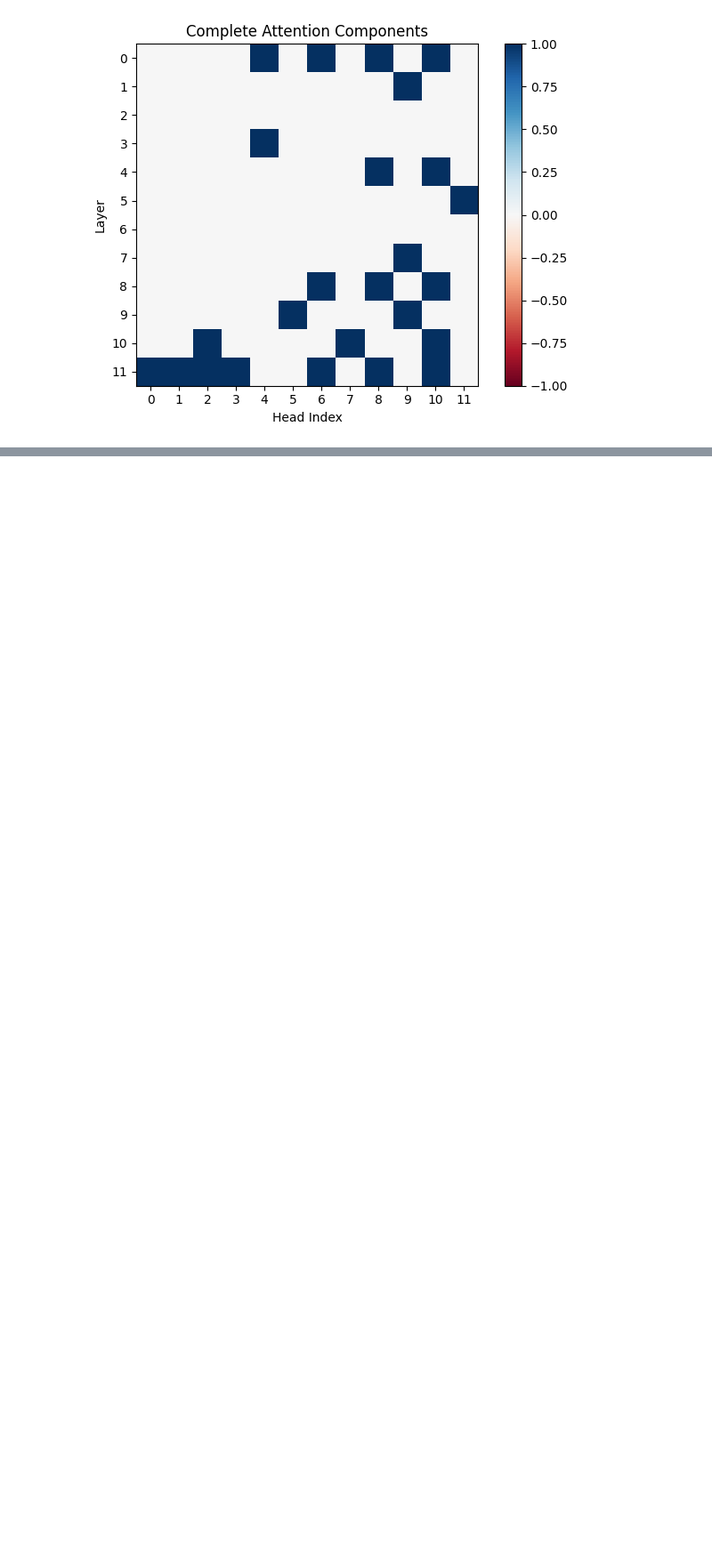
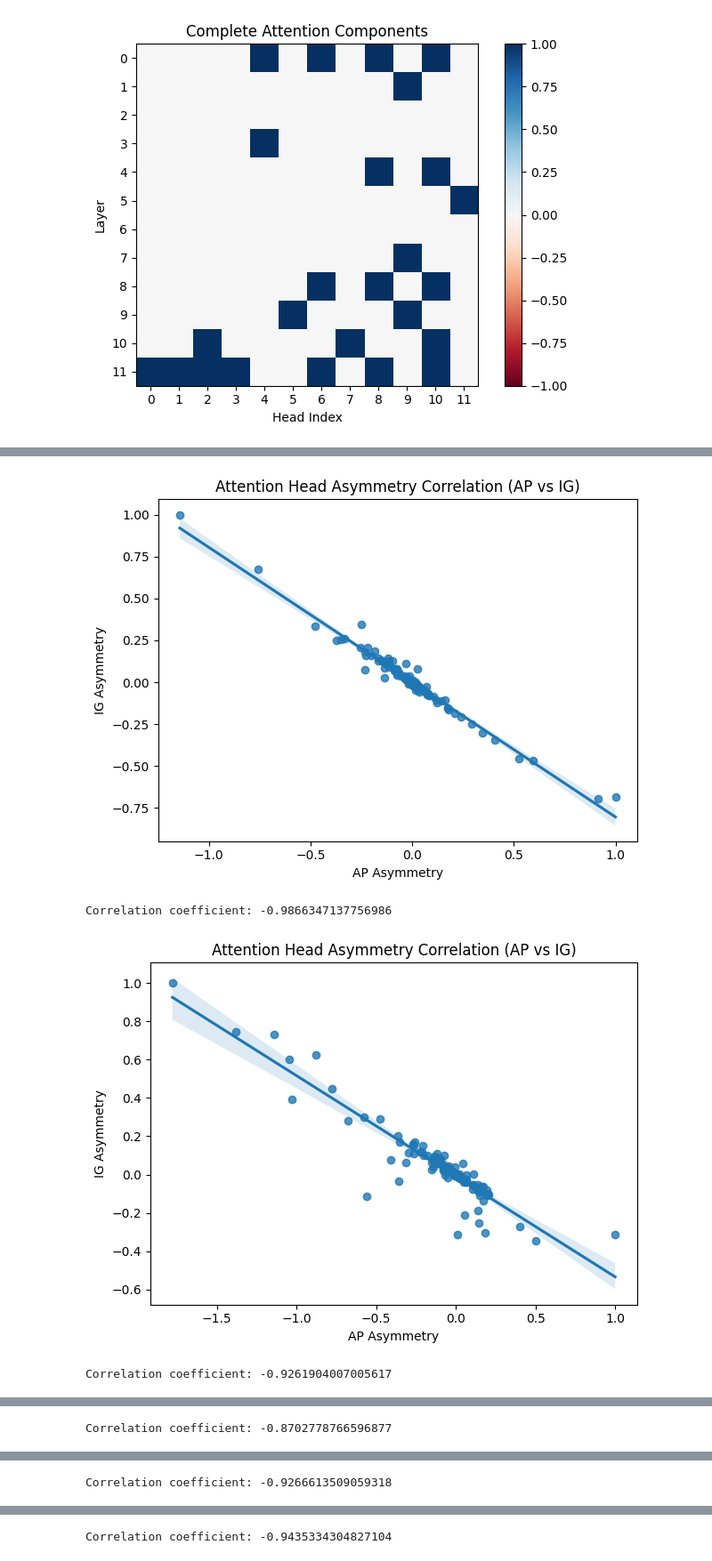
Before and after one commit to mwmlo/gradient_causal_knowledge, a Jupyter notebook: 9 - Latent Symmetry Components.ipynb, the cells around one changed output, grey strips where cells are left out. Shown at 89% size. Saved outputs shown, nothing was run; the diff lists cells and outputs as text; code cells hidden in the pictures; blank space fills up the shorter version.

```diff
--- a/9 - Latent Symmetry Components.ipynb
+++ b/9 - Latent Symmetry Components.ipynb
@@ -89,0 +156,7 @@ plot_attn(complete_attn[0].int(), model, title="Complete Attention Components")
+# %%
+plot_correlation(ap_attn_asymmetry[:5], ig_attn_asymmetry[:5], "AP Asymmetry", "IG Asymmetry", "Attention Head Asymmetry Correlation (AP vs IG)")
+# %% [output]
+[figure, added]
+Correlation coefficient: -0.9866347137756986
+[figure, added]
+Correlation coefficient: -0.9261904007005617
@@ -89,0 +164 @@ plot_attn(complete_attn[0].int(), model, title="Complete Attention Components")
+Correlation coefficient: -0.8702778766596877
@@ -89,0 +166 @@ plot_attn(complete_attn[0].int(), model, title="Complete Attention Components")
+Correlation coefficient: -0.9266613509059318
@@ -89,0 +168 @@ plot_attn(complete_attn[0].int(), model, title="Complete Attention Components")
+Correlation coefficient: -0.9435334304827104
```
Also changed, not shown: parts of 14 cells of this notebook.
